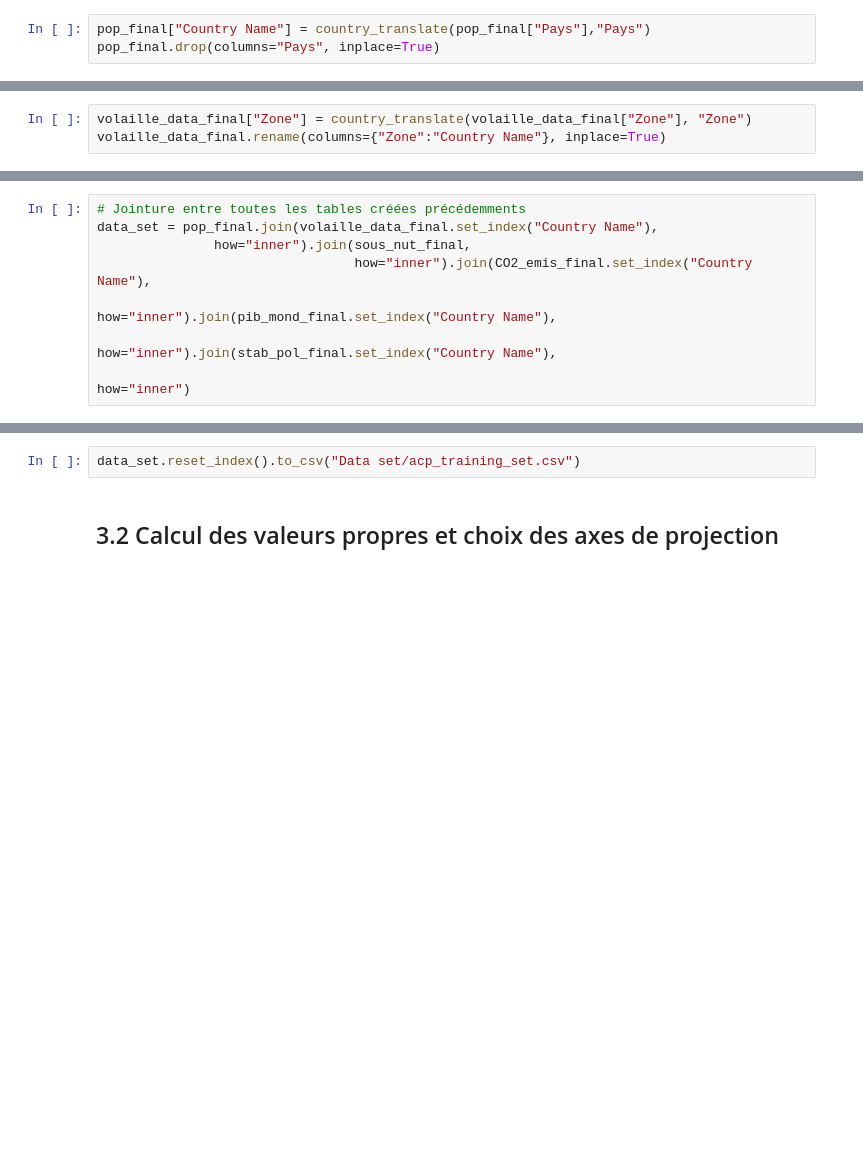
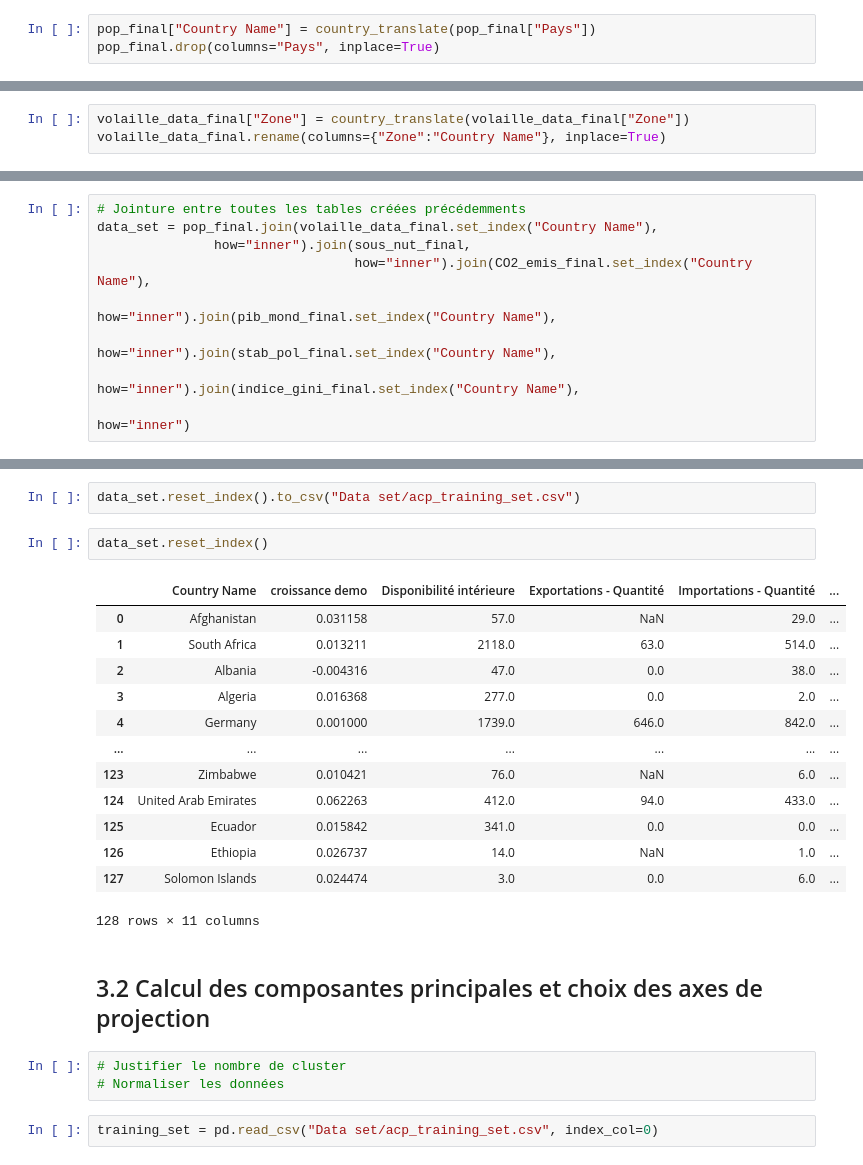
Before and after one commit to marcadeant/PCA_Clustering, a Jupyter notebook: Data Cleaning.ipynb, the cells around one changed output, grey strips where cells are left out. Cells and saved outputs as stored; diff of their text form; blank space fills up the shorter version.

```diff
--- a/Data Cleaning.ipynb
+++ b/Data Cleaning.ipynb
@@ -323,7 +325,7 @@ pop_final = pop.groupby(by=["Pays"], as_index=False).agg({"croissance demo" : "m
 # %%
 from libraries import country_translate
 # %%
-pop_final["Country Name"] = country_translate(pop_final["Pays"],"Pays")
+pop_final["Country Name"] = country_translate(pop_final["Pays"])
 pop_final.drop(columns="Pays", inplace=True)
 # %% [markdown]
 ## 2.2 Stabilité politique moyenne (2000-2018)
@@ -632,7 +631,7 @@ sous_nut_final.rename_axis(axis=0, index="Country Name", inplace=True)
 attributs = ["Zone","Disponibilité intérieure","Exportations - Quantité","Importations - Quantité","Production"]
 volaille_data_final = volaille_data[attributs]
 # %%
-volaille_data_final["Zone"] = country_translate(volaille_data_final["Zone"], "Zone")
+volaille_data_final["Zone"] = country_translate(volaille_data_final["Zone"])
 volaille_data_final.rename(columns={"Zone":"Country Name"}, inplace=True)
 # %% [output]
 A value is trying to be set on a copy of a slice from a DataFrame.
@@ -675,7 +674,8 @@ data_set = pop_final.join(volaille_data_final.set_index("Country Name"),
                                  how="inner").join(CO2_emis_final.set_index("Country Name"),
                                                    how="inner").join(pib_mond_final.set_index("Country Name"),
                                                                     how="inner").join(stab_pol_final.set_index("Country Name"),
-                                                                                     how="inner")
+                                                                                     how="inner").join(indice_gini_final.set_index("Country Name"),
+                                                                                                       how="inner")
 # %%
 data_set
 # %% [output]
@@ -696,4 +696,25 @@ data_set
 # %%
 data_set.reset_index().to_csv("Data set/acp_training_set.csv")
+# %%
+data_set.reset_index()
+# %% [output]
+|  | Country Name | croissance demo | Disponibilité intérieure | Exportations - Quantité | Importations - Quantité | ... |
+| 0 | Afghanistan | 0.031158 | 57.0 | NaN | 29.0 | ... |
+| 1 | South Africa | 0.013211 | 2118.0 | 63.0 | 514.0 | ... |
+| 2 | Albania | -0.004316 | 47.0 | 0.0 | 38.0 | ... |
+| 3 | Algeria | 0.016368 | 277.0 | 0.0 | 2.0 | ... |
+| 4 | Germany | 0.001000 | 1739.0 | 646.0 | 842.0 | ... |
+| ... | ... | ... | ... | ... | ... | ... |
+| 123 | Zimbabwe | 0.010421 | 76.0 | NaN | 6.0 | ... |
+| 124 | United Arab Emirates | 0.062263 | 412.0 | 94.0 | 433.0 | ... |
+| 125 | Ecuador | 0.015842 | 341.0 | 0.0 | 0.0 | ... |
+| 126 | Ethiopia | 0.026737 | 14.0 | NaN | 1.0 | ... |
+| 127 | Solomon Islands | 0.024474 | 3.0 | 0.0 | 6.0 | ... |
+128 rows × 11 columns
 # %% [markdown]
-## 3.2 Calcul des valeurs propres et choix des axes de projection
+## 3.2 Calcul des composantes principales et choix des axes de projection
+# %%
+# Justifier le nombre de cluster
+# Normaliser les données
+# %%
+training_set = pd.read_csv("Data set/acp_training_set.csv", index_col=0)
```
Also changed, not shown: parts of 26 cells of this notebook, 1 other file.
